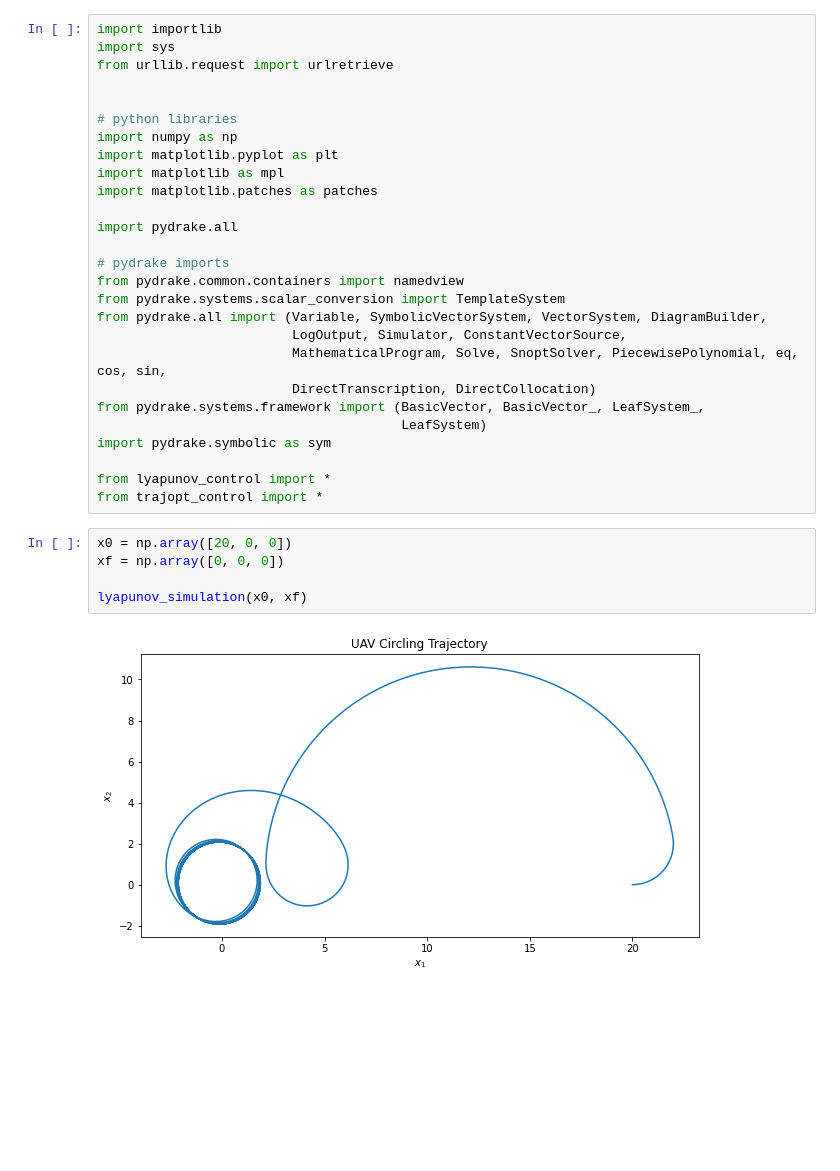
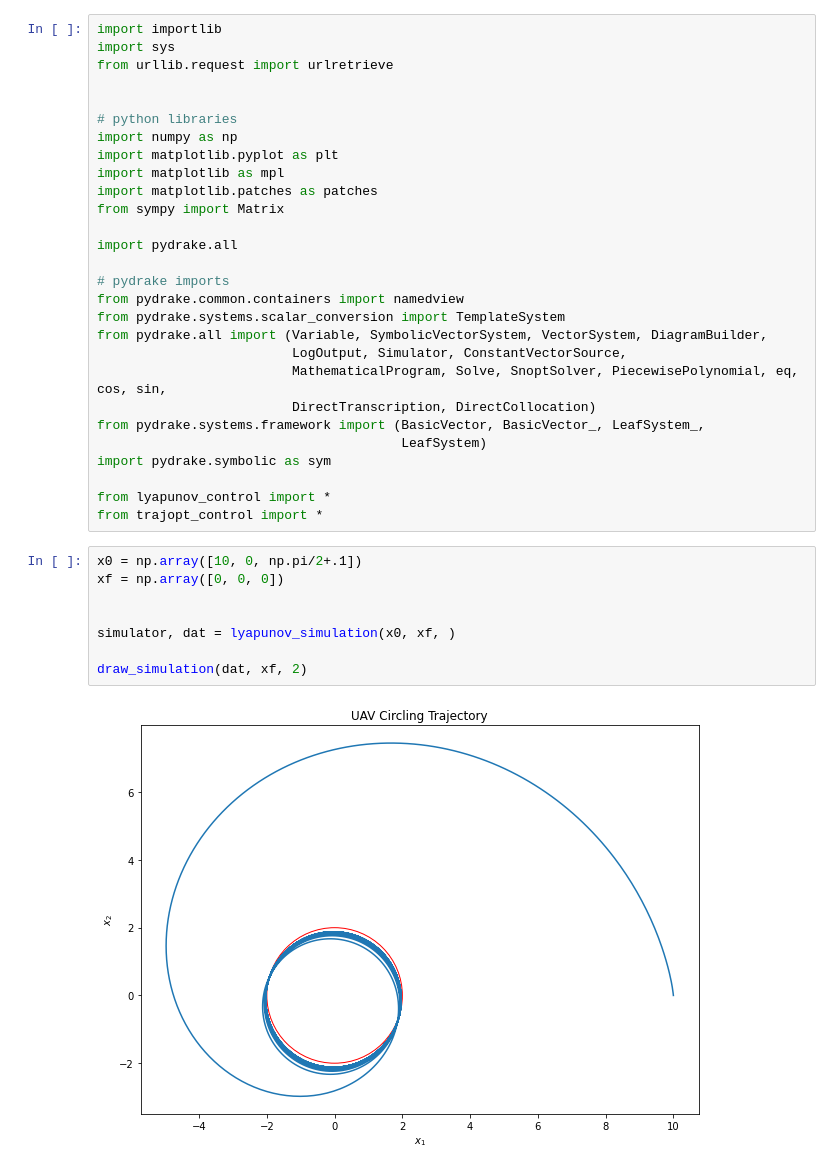
Before and after one commit to deliastephens/dubins, a Jupyter notebook: test.ipynb, the cells around one changed output. Drawn from its saved outputs; the diff is of its cells as text; blank space fills up the shorter version.

```diff
--- a/test.ipynb
+++ b/test.ipynb
@@ -9,6 +9,7 @@ import numpy as np
 import matplotlib.pyplot as plt
 import matplotlib as mpl
 import matplotlib.patches as patches
+from sympy import Matrix
 
 import pydrake.all
 
@@ -26,11 +27,14 @@ import pydrake.symbolic as sym
 from lyapunov_control import *
 from trajopt_control import *
 # %%
-x0 = np.array([20, 0, 0])
+x0 = np.array([10, 0, np.pi/2+.1])
 xf = np.array([0, 0, 0])
 
-lyapunov_simulation(x0, xf)
+
+simulator, dat = lyapunov_simulation(x0, xf, )
+
+draw_simulation(dat, xf, 2)
 # %% [output]
-[figure, old version]
+[figure, new version]
 # %%
 x_opt, u_opt = trajopt_simulation(x0, xf)
```
Also changed, not shown: parts of 5 cells of this notebook, 5 other files.
